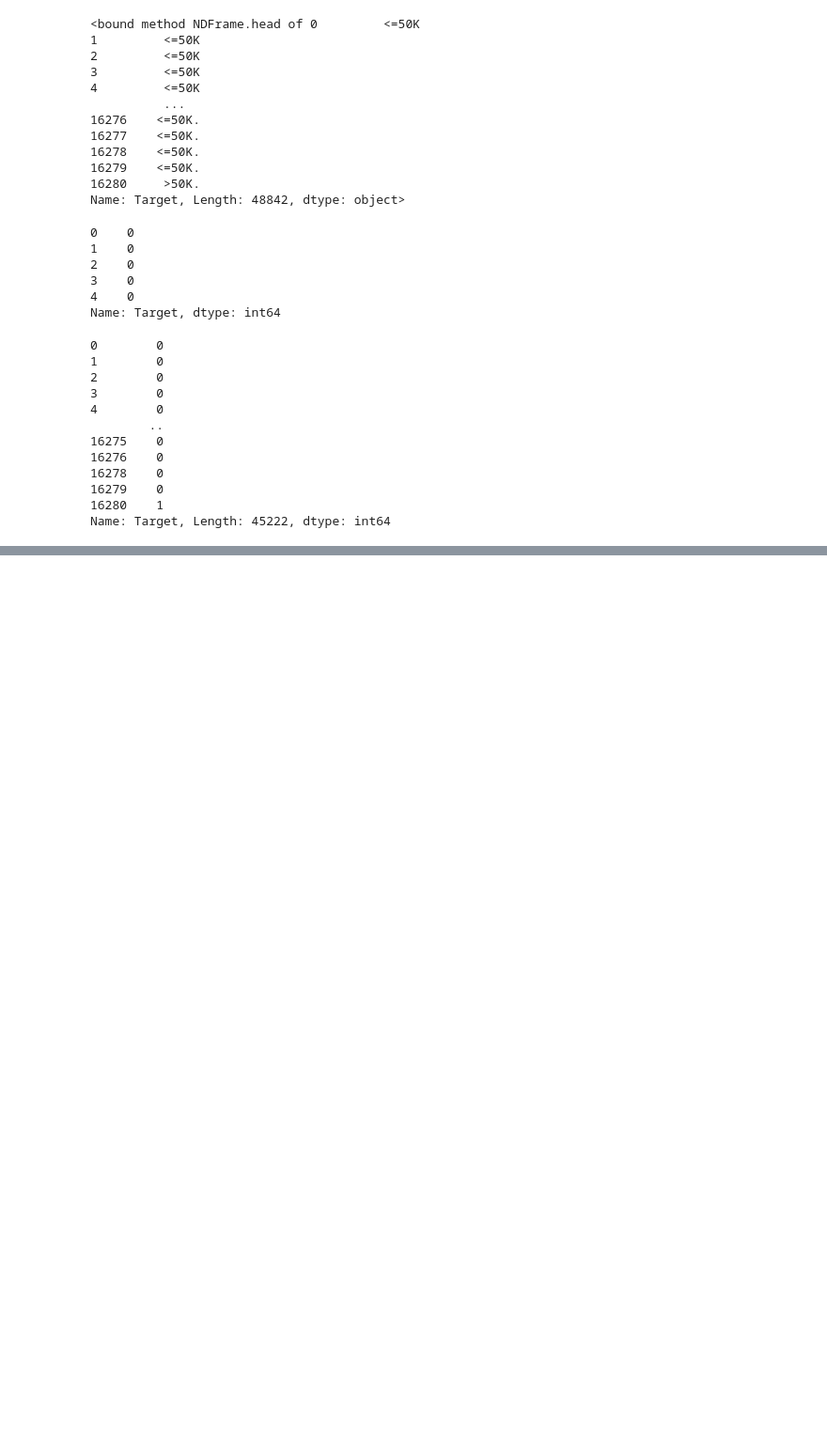
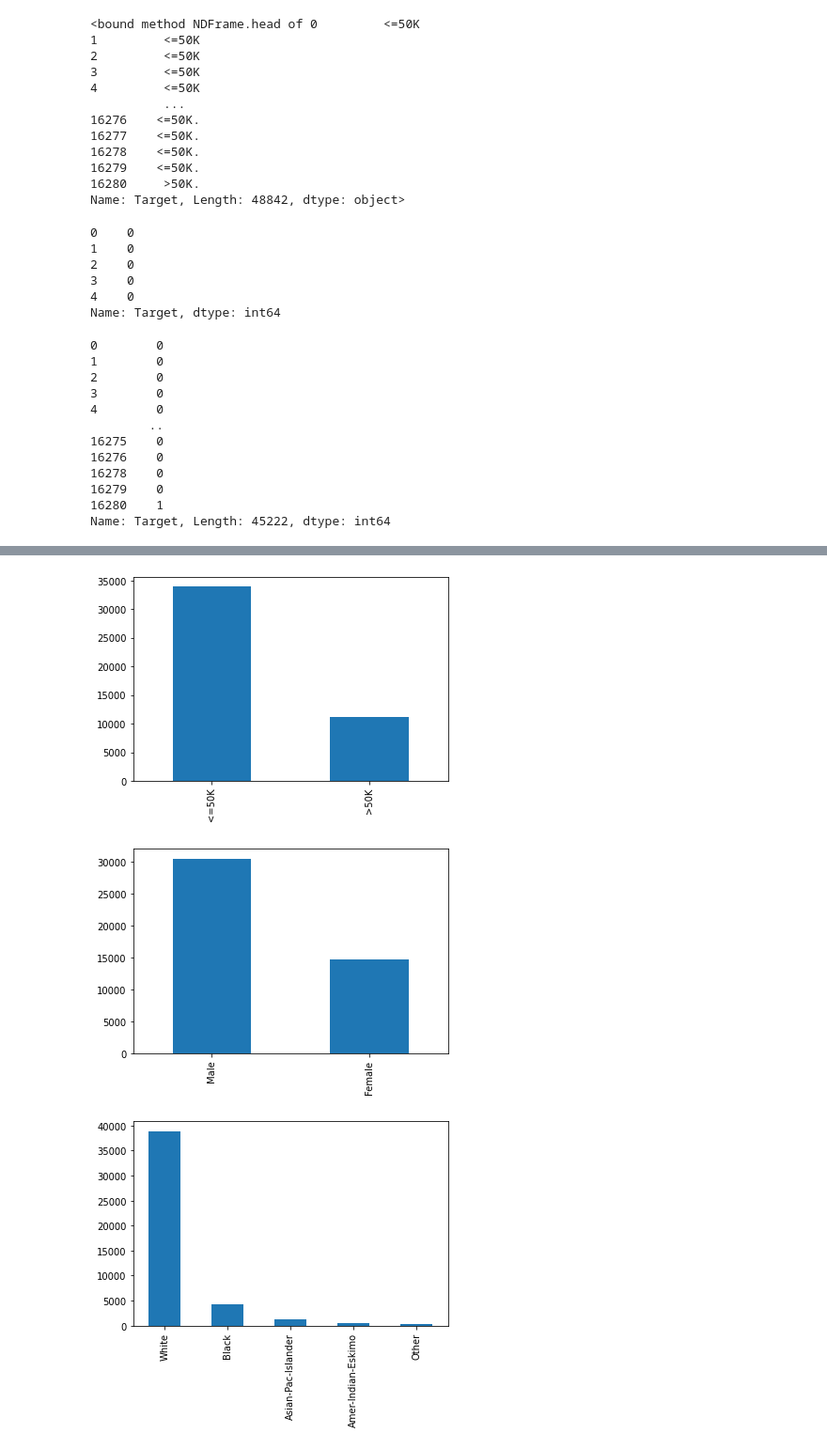
Before and after one commit to Chdunham/SUREResearch2021, a Jupyter notebook: Summer2021.ipynb, the cells around one changed output, grey strips where cells are left out. Shown at 94% size. Drawn from its saved outputs; the diff is of its cells as text; code cells hidden in the pictures; blank space fills up the shorter version.

```diff
--- a/Summer2021.ipynb
+++ b/Summer2021.ipynb
@@ -217,0 +210,60 @@ dict_keys(['loss', 'accuracy', 'val_loss', 'val_accuracy'])
+# %%
+# Exploratory data analysis (EDA): Show counts and bar graphs of
+#       High income vs low income
+High_income = original['Target']
+High_income = High_income.replace('<=50K', '<=50K').replace('>50K', '>50K')
+High_income = High_income.replace('<=50K.', '<=50K').replace('>50K.', '>50K')
+High_income.value_counts().plot(kind='bar');
+plt.show()
+#       Male vs female
+gender = original['Sex']
+gender.value_counts().plot(kind='bar');
+plt.show()
+#       Black vs white
+Race = original['Race']
+Race.value_counts().plot(kind='bar');
+plt.show()
+#       High income male vs female
+HIM = original[['Sex', 'Target']]
+HIM = HIM[HIM['Target'] == '>50K']
+HIM.value_counts().plot(kind='bar')
+plt.title('High Income Male vs. Female')
+plt.show()
+#       Low income male vs female
+LIM = original[['Sex', 'Target']]
+LIM = LIM[LIM['Target'] == '<=50K']
+LIM.value_counts().plot(kind='bar')
+plt.title('Low Income Male vs. Female')
+plt.show()
+
+#       Both High and low
+BothIncome = original[['Sex', 'Target']]
+BothIncome = BothIncome.replace('<=50K', '<=50K').replace('>50K', '>50K')
+BothIncome = BothIncome.replace('<=50K.', '<=50K').replace('>50K.', '>50K')
+BothIncome.value_counts().plot(kind='bar')
+plt.title('Male vs. Female Income')
+plt.show()
+#       High income black vs white
+HIR = original[['Race', 'Target']]
+HIR = HIR[HIR['Target'] == '>50K']
+HIR.value_counts().plot(kind='bar')
+plt.title('Low Income Race')
+plt.show()
+#       Low income black vs white
+LIR = original[['Race', 'Target']]
+LIR = LIR[LIR['Target'] == '<=50K']
+LIR.value_counts().plot(kind='bar')
+plt.title('Low Income Race')
+plt.show()
+
+#       Income for All Races Combined
+allRace = original[['Race', 'Target']]
+allRace = allRace.replace('<=50K', '<=50K').replace('>50K', '>50K')
+allRace = allRace.replace('<=50K.', '<=50K').replace('>50K.', '>50K')
+allRace.value_counts().plot(kind='bar')
+plt.title('Low Income Race')
+plt.show()
+# %% [output]
+[figure, added]
+[figure, added]
+[figure, added]
```
Also changed, not shown: parts of 5 cells of this notebook.
